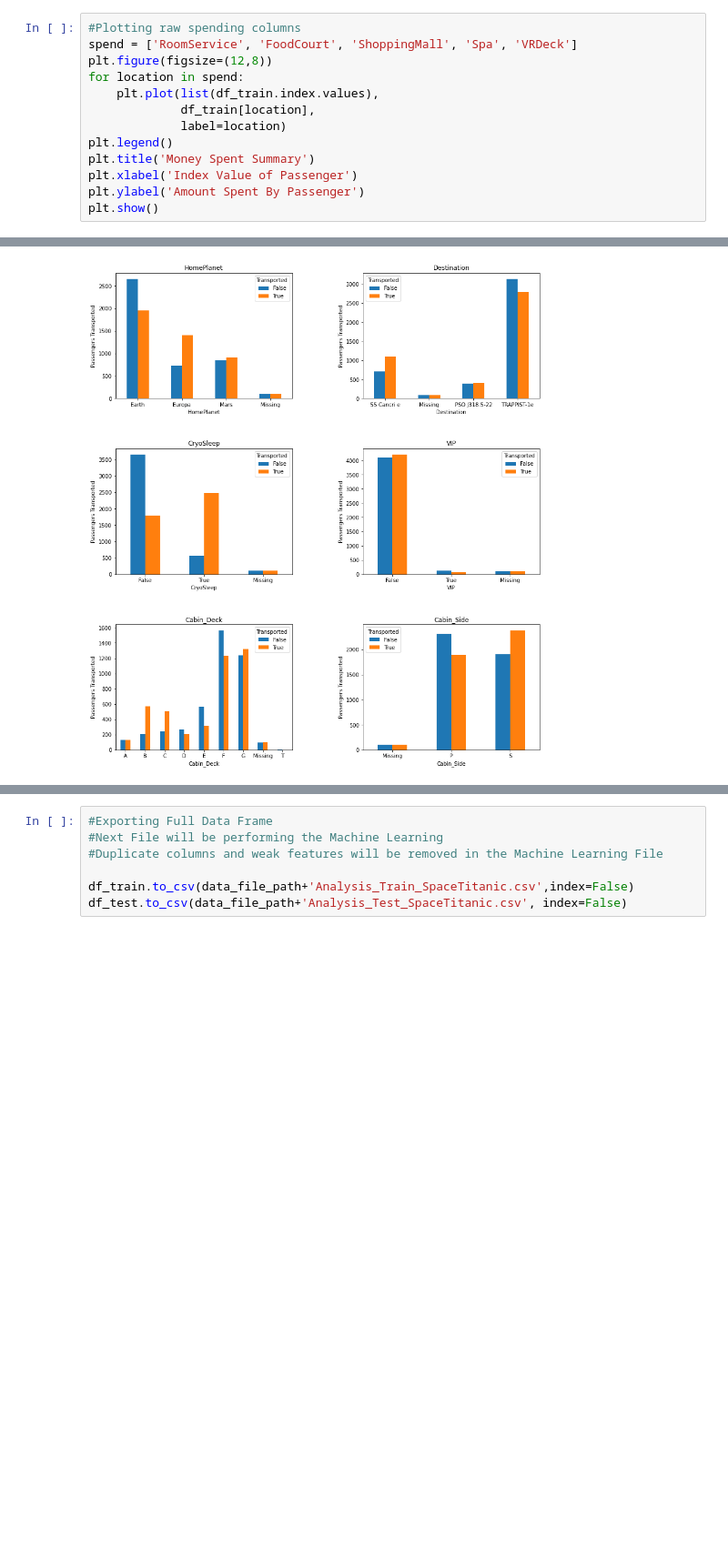
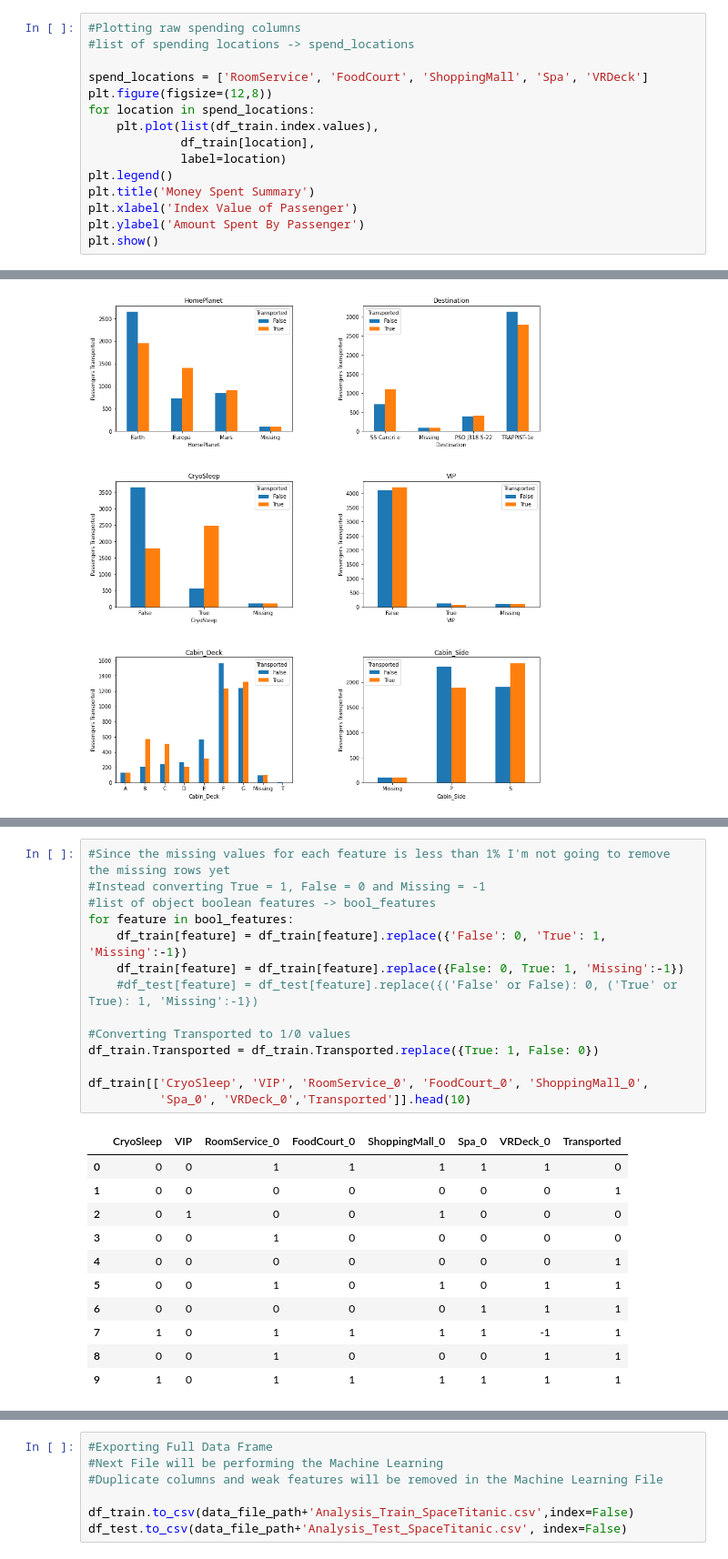
Before and after one commit to lynnmench/Spaceship_Titanic_Kaggle, a Jupyter notebook: Data_Clean_Analyze_SpaceshipTitanic.ipynb, the cells around one changed output, grey strips where cells are left out. Shown at 91% size. Saved outputs shown, nothing was run; the diff lists cells and outputs as text; blank space fills up the shorter version.

```diff
--- a/Data_Clean_Analyze_SpaceshipTitanic.ipynb
+++ b/Data_Clean_Analyze_SpaceshipTitanic.ipynb
@@ -215,9 +216,11 @@ max      24133.000000
 Name: VRDeck, dtype: float64
 # %%
 #Plotting raw spending columns
-spend = ['RoomService', 'FoodCourt', 'ShoppingMall', 'Spa', 'VRDeck']
+#list of spending locations -> spend_locations
+
+spend_locations = ['RoomService', 'FoodCourt', 'ShoppingMall', 'Spa', 'VRDeck']
 plt.figure(figsize=(12,8))
-for location in spend:
+for location in spend_locations:
     plt.plot(list(df_train.index.values),
              df_train[location],
              label=location)
@@ -460,0 +467,26 @@ Index(['PassengerId', 'HomePlanet', 'CryoSleep', 'Cabin', 'Destination', 'Age',
+# %%
+#Since the missing values for each feature is less than 1% I'm not going to remove the missing rows yet
+#Instead converting True = 1, False = 0 and Missing = -1
+#list of object boolean features -> bool_features
+for feature in bool_features:
+    df_train[feature] = df_train[feature].replace({'False': 0, 'True': 1, 'Missing':-1})
+    df_train[feature] = df_train[feature].replace({False: 0, True: 1, 'Missing':-1})
+    #df_test[feature] = df_test[feature].replace({('False' or False): 0, ('True' or True): 1, 'Missing':-1})
+
+#Converting Transported to 1/0 values
+df_train.Transported = df_train.Transported.replace({True: 1, False: 0})
+
+df_train[['CryoSleep', 'VIP', 'RoomService_0', 'FoodCourt_0', 'ShoppingMall_0',
+          'Spa_0', 'VRDeck_0','Transported']].head(10)
+# %% [output]
+|  | CryoSleep | VIP | RoomService_0 | FoodCourt_0 | ShoppingMall_0 | Spa_0 | VRDeck_0 | Transported |
+| 0 | 0 | 0 | 1 | 1 | 1 | 1 | 1 | 0 |
+| 1 | 0 | 0 | 0 | 0 | 0 | 0 | 0 | 1 |
+| 2 | 0 | 1 | 0 | 0 | 1 | 0 | 0 | 0 |
+| 3 | 0 | 0 | 1 | 0 | 0 | 0 | 0 | 0 |
+| 4 | 0 | 0 | 0 | 0 | 0 | 0 | 0 | 1 |
+| 5 | 0 | 0 | 1 | 0 | 1 | 0 | 1 | 1 |
+| 6 | 0 | 0 | 0 | 0 | 0 | 1 | 1 | 1 |
+| 7 | 1 | 0 | 1 | 1 | 1 | 1 | -1 | 1 |
+| 8 | 0 | 0 | 1 | 0 | 0 | 0 | 1 | 1 |
+| 9 | 1 | 0 | 1 | 1 | 1 | 1 | 1 | 1 |
```
Also changed, not shown: parts of 17 cells of this notebook, 3 other files.
